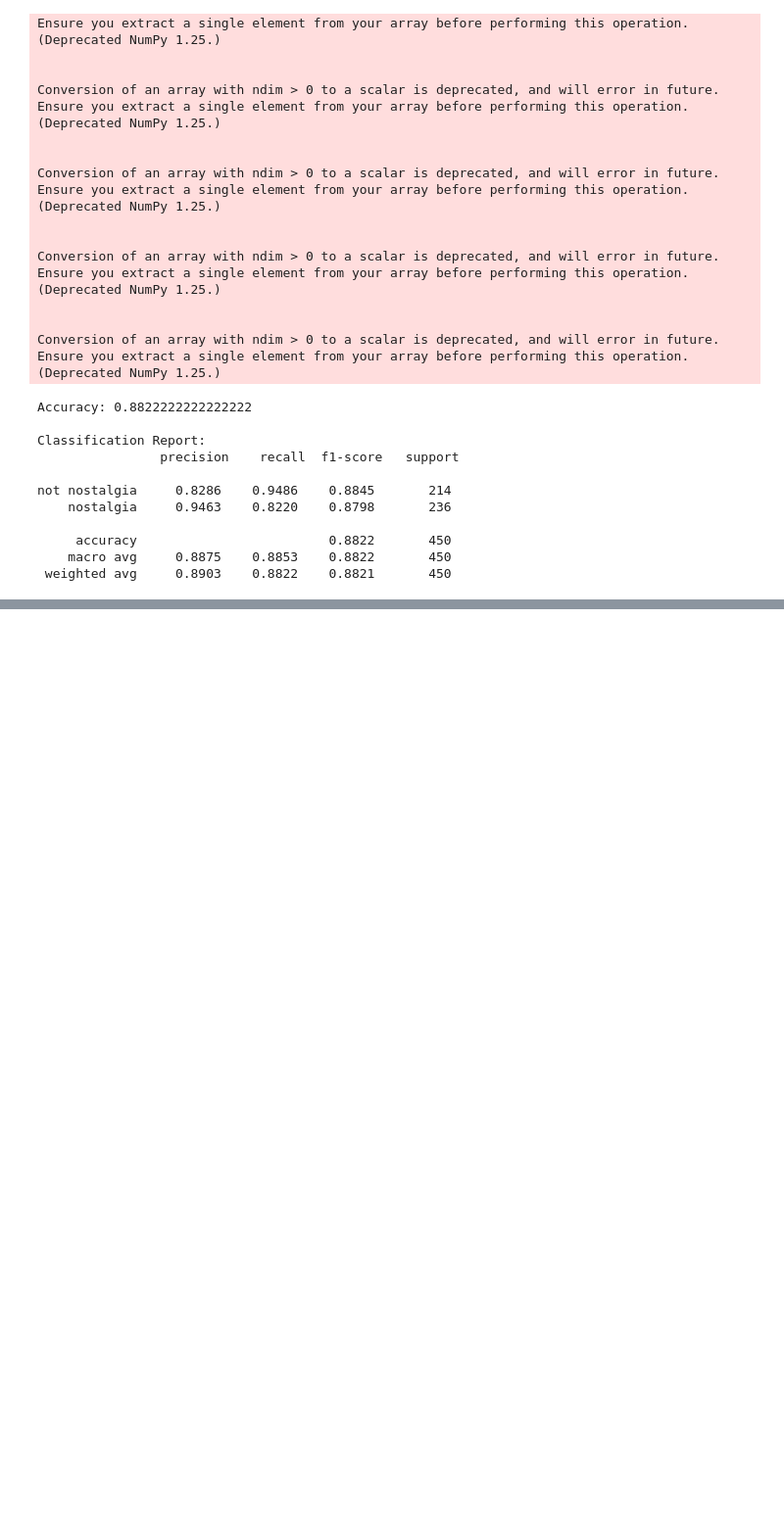
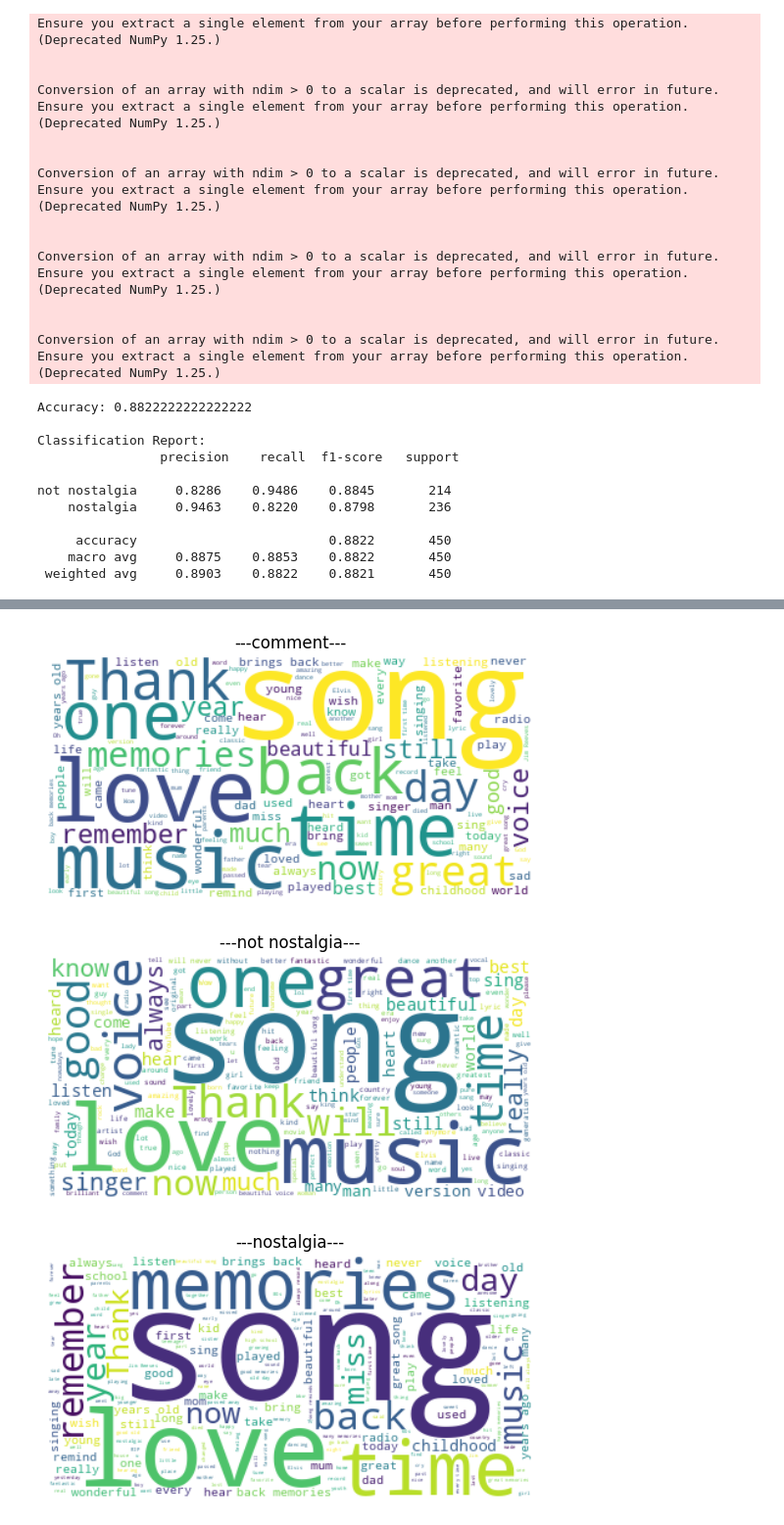
Before and after one commit to dabbie109303501/DM2024-Lab1-Homework, a Jupyter notebook: DM2024-Lab1-Homework.ipynb, the cells around one changed output, grey strips where cells are left out. Shown at 98% size. Saved outputs shown, nothing was run; the diff lists cells and outputs as text; code cells hidden in the pictures; blank space fills up the shorter version.

```diff
--- a/DM2024-Lab1-Homework.ipynb
+++ b/DM2024-Lab1-Homework.ipynb
@@ -739,0 +732,31 @@ df
+# %%
+# Generate meaningful new data visualizations
+# wordcloud
+from wordcloud import WordCloud, STOPWORDS, ImageColorGenerator
+# Start with one review:
+text = " ".join(i for i in df["comment"])
+stopwords = set(STOPWORDS)
+wordcloud = WordCloud(stopwords=stopwords, background_color="white").generate(text)
+# Display the generated image:
+plt.imshow(wordcloud, interpolation='bilinear')
+plt.axis("off")
+plt.title("---comment---")
+plt.show()
+
+text = " ".join(i for i in df[df["sentiments"]==0]["comment"])
+wordcloud = WordCloud(stopwords=stopwords, background_color="white").generate(text)
+plt.imshow(wordcloud, interpolation='bilinear')
+plt.axis("off")
+plt.title("---not nostalgia---")
+plt.show()
+
+text = " ".join(i for i in df[df["sentiments"]==1]["comment"])
+wordcloud = WordCloud(stopwords=stopwords, background_color="white").generate(text)
+plt.imshow(wordcloud, interpolation='bilinear')
+plt.axis("off")
+plt.title("---nostalgia---")
+plt.show()
+# %% [output]
+[figure, added]
+[figure, added]
+[figure, added]
```
Also changed, not shown: parts of 12 cells of this notebook.
